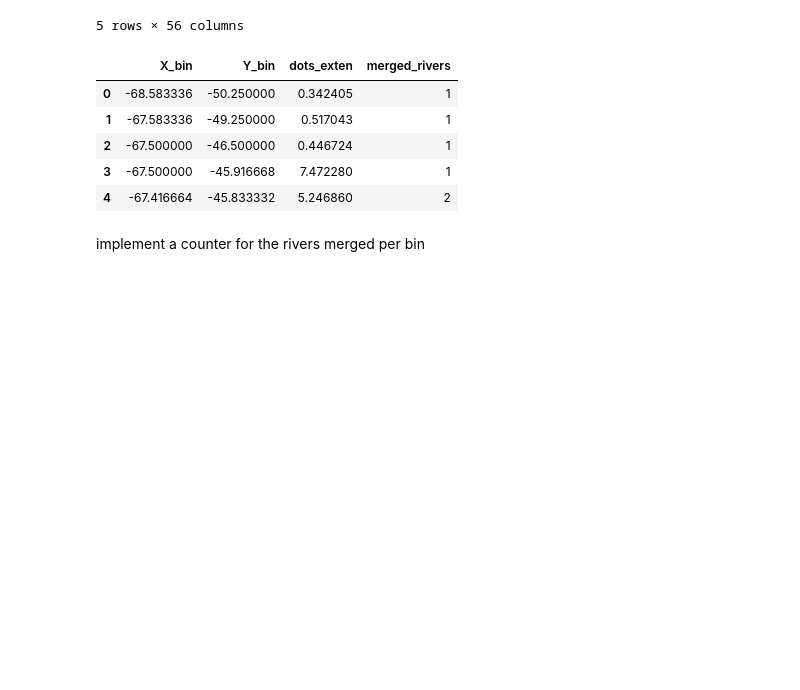
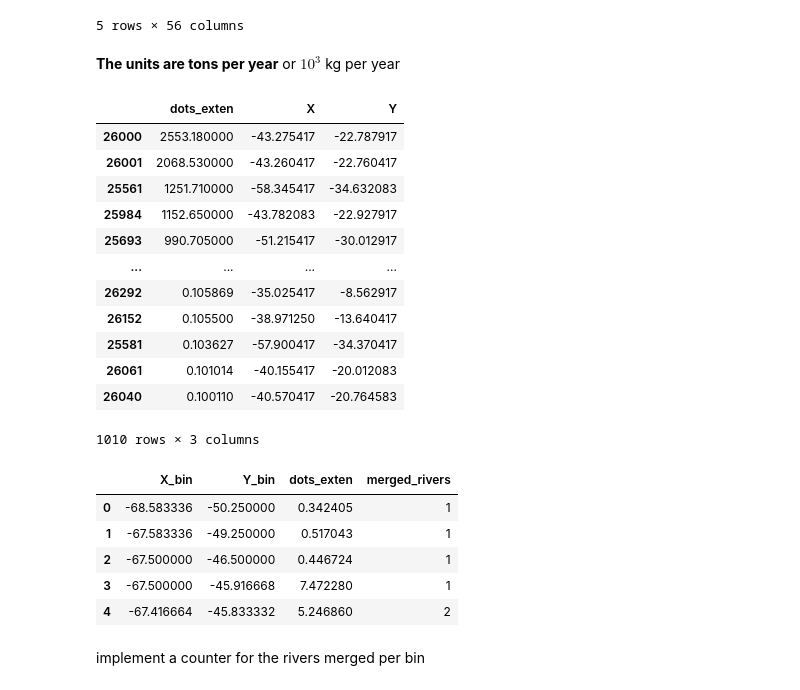
Before and after one commit to OceanParcels/BayesianAnalysis_SouthAtlantic, a Jupyter notebook: notebooks/Standard_method_release_particles_from_river_locations.ipynb, the cells around one changed output. Saved outputs shown, nothing was run; the diff lists cells and outputs as text; code cells hidden in the pictures; blank space fills up the shorter version.

```diff
--- a/notebooks/Standard_method_release_particles_from_river_locations.ipynb
+++ b/notebooks/Standard_method_release_particles_from_river_locations.ipynb
@@ -185,8 +186,26 @@ bin_lebreton.head()
 | 3 | -67.833336 | -49.916668 | 0.000000 | 0.000000 | 0.000002 | 0.000000 | 0.000000 | 0.000000 | 0.000000 | 0.000000 | ... |
 | 4 | -67.750000 | -49.750000 | 0.000000 | 0.000000 | 0.000004 | 0.000000 | 0.000000 | 0.000000 | 0.000000 | 0.000000 | ... |
 5 rows × 56 columns
+# %% [markdown]
+**The units are tons per year** or $10^3$ kg per year
 # %%
 sa_meijer = region_filters(meijer, *South_Atlantic_region)
+# %%
+sa_meijer.sort_values(['dots_exten'], ascending=False)
+# %% [output]
+|  | dots_exten | X | Y |
+| 26000 | 2553.180000 | -43.275417 | -22.787917 |
+| 26001 | 2068.530000 | -43.260417 | -22.760417 |
+| 25561 | 1251.710000 | -58.345417 | -34.632083 |
+| 25984 | 1152.650000 | -43.782083 | -22.927917 |
+| 25693 | 990.705000 | -51.215417 | -30.012917 |
+| ... | ... | ... | ... |
+| 26292 | 0.105869 | -35.025417 | -8.562917 |
+| 26152 | 0.105500 | -38.971250 | -13.640417 |
+| 25581 | 0.103627 | -57.900417 | -34.370417 |
+| 26061 | 0.101014 | -40.155417 | -20.012083 |
+| 26040 | 0.100110 | -40.570417 | -20.764583 |
+1010 rows × 3 columns
 # %%
 bin_meijer = rivers2coastalgrid(sa_meijer, coastal_fields)
 # %%
```
Also changed, not shown: parts of 3 cells of this notebook, 3 other files.
